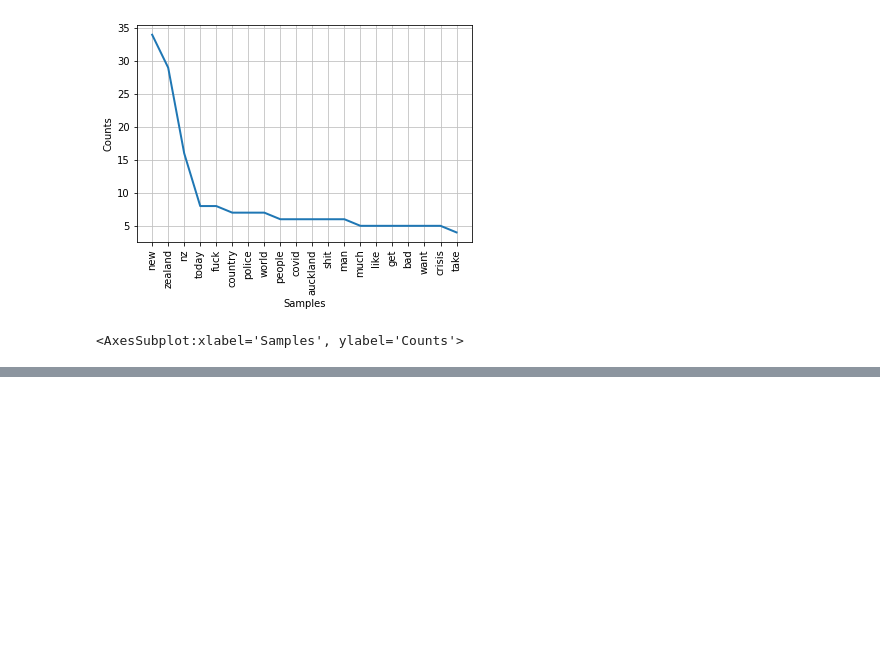
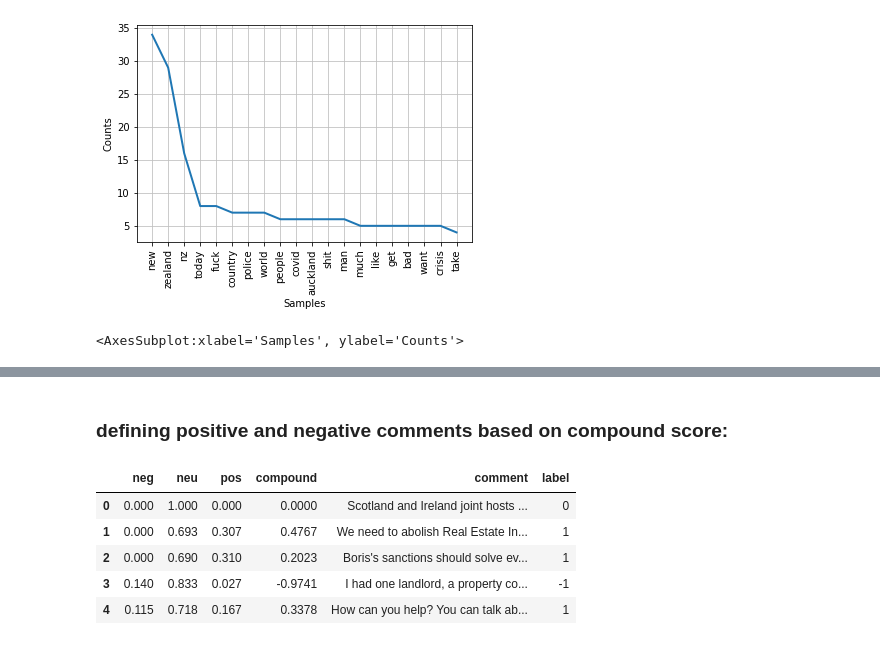
Before and after one commit to Gus1616/investigation_of_language_styles_reddit, a Jupyter notebook: 17350796_reddit_assignment_notebook.ipynb, the cells around one changed output, grey strips where cells are left out. Drawn from its saved outputs; the diff is of its cells as text; code cells hidden in the pictures; blank space fills up the shorter version.

```diff
--- a/17350796_reddit_assignment_notebook.ipynb
+++ b/17350796_reddit_assignment_notebook.ipynb
@@ -795,0 +795,12 @@ neg_freq_nz.plot(20)
+# %%
+def sia_function(comments):
+
+    sia = SIA()
+    results = []
+
+    for line in comments:
+        pol_score = sia.polarity_scores(line)
+        pol_score['comment'] = line
+        results.append(pol_score)
+
+    return results
@@ -799,0 +901,14 @@ def extract_emojis(s):
+# %% [markdown]
+### defining positive and negative comments based on compound score:
+# %%
+df_comments_ireland['label'] = 0
+df_comments_ireland.loc[df_comments_ireland['compound'] > 0.2, 'label'] = 1
+df_comments_ireland.loc[df_comments_ireland['compound'] < -0.2, 'label'] = -1
+df_comments_ireland.head()
+# %% [output]
+|  | neg | neu | pos | compound | comment | label |
+| 0 | 0.000 | 1.000 | 0.000 | 0.0000 | Scotland and Ireland joint hosts ... | 0 |
+| 1 | 0.000 | 0.693 | 0.307 | 0.4767 | We need to abolish Real Estate In... | 1 |
+| 2 | 0.000 | 0.690 | 0.310 | 0.2023 | Boris's sanctions should solve ev... | 1 |
+| 3 | 0.140 | 0.833 | 0.027 | -0.9741 | I had one landlord, a property co... | -1 |
+| 4 | 0.115 | 0.718 | 0.167 | 0.3378 | How can you help? You can talk ab... | 1 |
```
Also changed, not shown: parts of 29 cells of this notebook, 3 other files.
